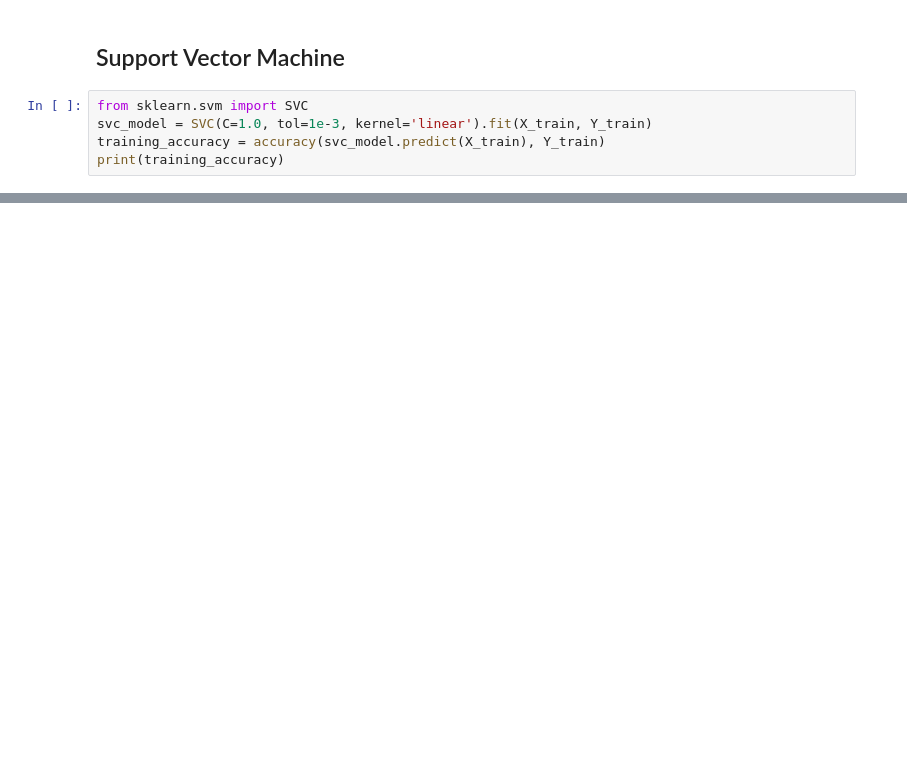
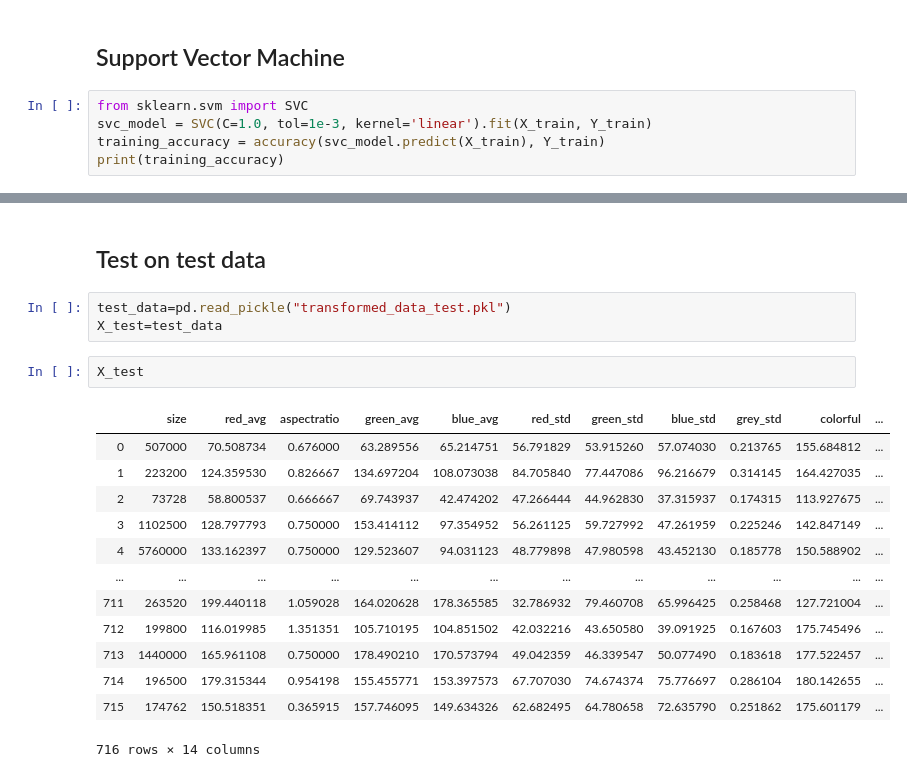
Before and after one commit to WesleyDeng1016/imageclassification, a Jupyter notebook: final_project/GradProject_NB3.ipynb, the cells around one changed output, grey strips where cells are left out. Saved outputs shown, nothing was run; the diff lists cells and outputs as text; blank space fills up the shorter version.

```diff
--- a/final_project/GradProject_NB3.ipynb
+++ b/final_project/GradProject_NB3.ipynb
@@ -228,0 +230,21 @@ print(val_accuracy)
+# %% [markdown]
+## Test on test data
+# %%
+test_data=pd.read_pickle("transformed_data_test.pkl")
+X_test=test_data
+# %%
+X_test
+# %% [output]
+|  | size | red_avg | aspectratio | green_avg | blue_avg | red_std | green_std | blue_std | grey_std | colorful | ... |
+| 0 | 507000 | 70.508734 | 0.676000 | 63.289556 | 65.214751 | 56.791829 | 53.915260 | 57.074030 | 0.213765 | 155.684812 | ... |
+| 1 | 223200 | 124.359530 | 0.826667 | 134.697204 | 108.073038 | 84.705840 | 77.447086 | 96.216679 | 0.314145 | 164.427035 | ... |
+| 2 | 73728 | 58.800537 | 0.666667 | 69.743937 | 42.474202 | 47.266444 | 44.962830 | 37.315937 | 0.174315 | 113.927675 | ... |
+| 3 | 1102500 | 128.797793 | 0.750000 | 153.414112 | 97.354952 | 56.261125 | 59.727992 | 47.261959 | 0.225246 | 142.847149 | ... |
+| 4 | 5760000 | 133.162397 | 0.750000 | 129.523607 | 94.031123 | 48.779898 | 47.980598 | 43.452130 | 0.185778 | 150.588902 | ... |
+| ... | ... | ... | ... | ... | ... | ... | ... | ... | ... | ... | ... |
+| 711 | 263520 | 199.440118 | 1.059028 | 164.020628 | 178.365585 | 32.786932 | 79.460708 | 65.996425 | 0.258468 | 127.721004 | ... |
+| 712 | 199800 | 116.019985 | 1.351351 | 105.710195 | 104.851502 | 42.032216 | 43.650580 | 39.091925 | 0.167603 | 175.745496 | ... |
+| 713 | 1440000 | 165.961108 | 0.750000 | 178.490210 | 170.573794 | 49.042359 | 46.339547 | 50.077490 | 0.183618 | 177.522457 | ... |
+| 714 | 196500 | 179.315344 | 0.954198 | 155.455771 | 153.397573 | 67.707030 | 74.674374 | 75.776697 | 0.286104 | 180.142655 | ... |
+| 715 | 174762 | 150.518351 | 0.365915 | 157.746095 | 149.634326 | 62.682495 | 64.780658 | 72.635790 | 0.251862 | 175.601179 | ... |
+716 rows × 14 columns
```
Also changed, not shown: parts of 24 cells of this notebook, 1 other file.
